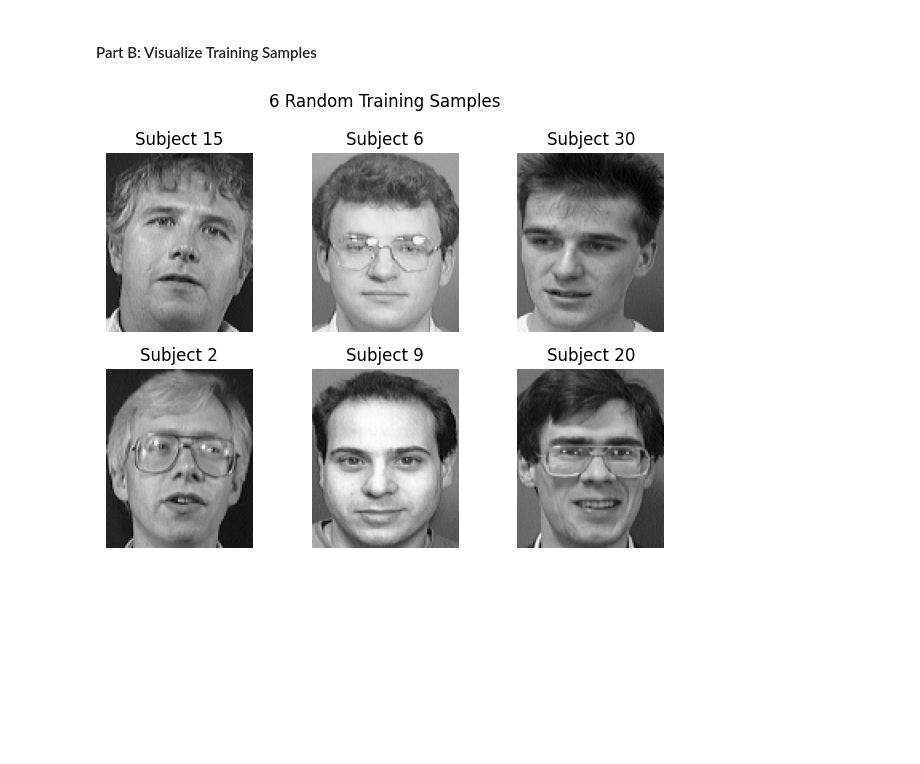
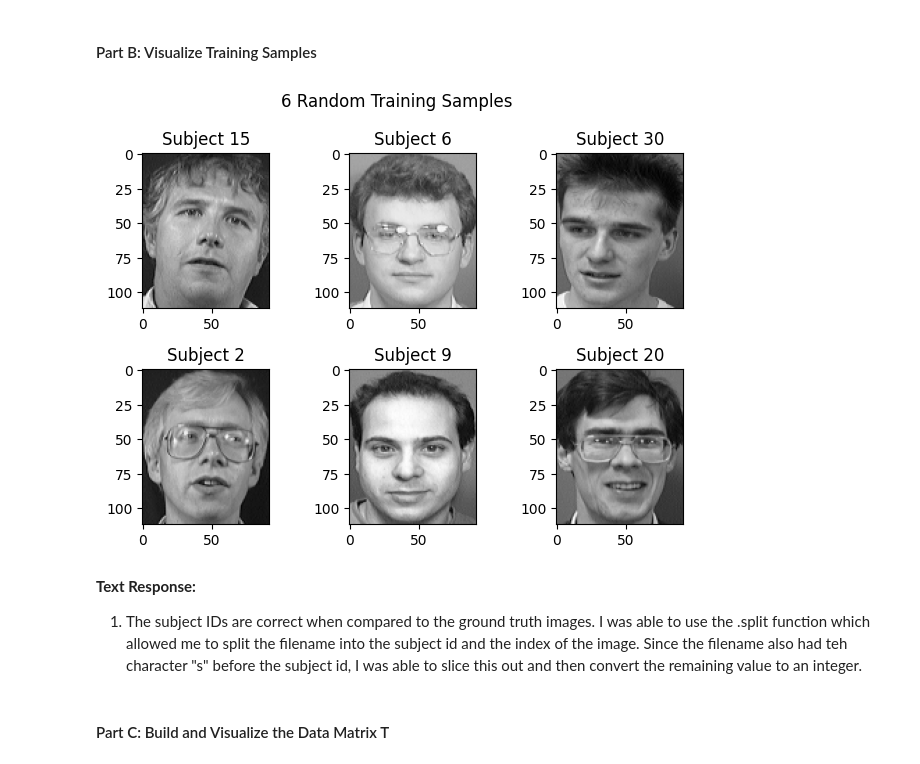
Before and after one commit to Aragya1642/1395_MachineLearning, a Jupyter notebook: ps5_python_Goyal_Aragya/ps5_python_Goyal_Aragya.ipynb, the cells around one changed output. Saved outputs shown, nothing was run; the diff lists cells and outputs as text; code cells hidden in the pictures; blank space fills up the shorter version.

Commit message:
working part b

```diff
--- a/ps5_python_Goyal_Aragya/ps5_python_Goyal_Aragya.ipynb
+++ b/ps5_python_Goyal_Aragya/ps5_python_Goyal_Aragya.ipynb
@@ -65,26 +65,35 @@ Number of testing examples: 80
 # %%
 # Set new random seed
 random.seed(D+1)
 
 training_files = os.listdir(train_dir)
 selected = random.sample(training_files, 6)
 
 # # Display the selected images
-# _, axes = plt.subplots(2, 3)
+fig, axes = plt.subplots(2, 3)
 
-# for ax, filename in zip(axes.flatten(), selected):
-#     # Parse subject ID from filename
-#     subject_id = int(filename.split('_')[0][1:])
+for i in range(6):
+    ax = axes[i // 3][i % 3]
+    filename = selected[i]
 
-#     img_path = os.path.join(train_dir, filename)
-#     img = plt.imread(img_path)
+    # Extract subject ID from filename
+    subject_id = int(filename.split('_')[0][1:])
 
-#     ax.imshow(img, cmap='gray')
-#     ax.set_title(f"Subject {subject_id}")
-#     ax.axis('off')
+    # Load image
+    img_path = os.path.join(train_dir, filename)
+    img = plt.imread(img_path)
 
-# plt.suptitle("6 Random Training Samples")
-# plt.tight_layout()
-# plt.show()
+    # Display image
+    ax.imshow(img, cmap='gray')
+    ax.set_title(f"Subject {subject_id}")
+
+plt.suptitle("6 Random Training Samples")
+plt.tight_layout()
+plt.show()
 # %% [output]
-[figure, old version]
+[figure, new version]
+# %% [markdown]
+**Text Response:**
+1. The subject IDs are correct when compared to the ground truth images. I was able to use the .split function which allowed me to split the filename into the subject id and the index of the image. Since the filename also had teh character "s" before the subject id, I was able to slice this out and then convert the remaining value to an integer.
+# %% [markdown]
+#### Part C: Build and Visualize the Data Matrix T
```
